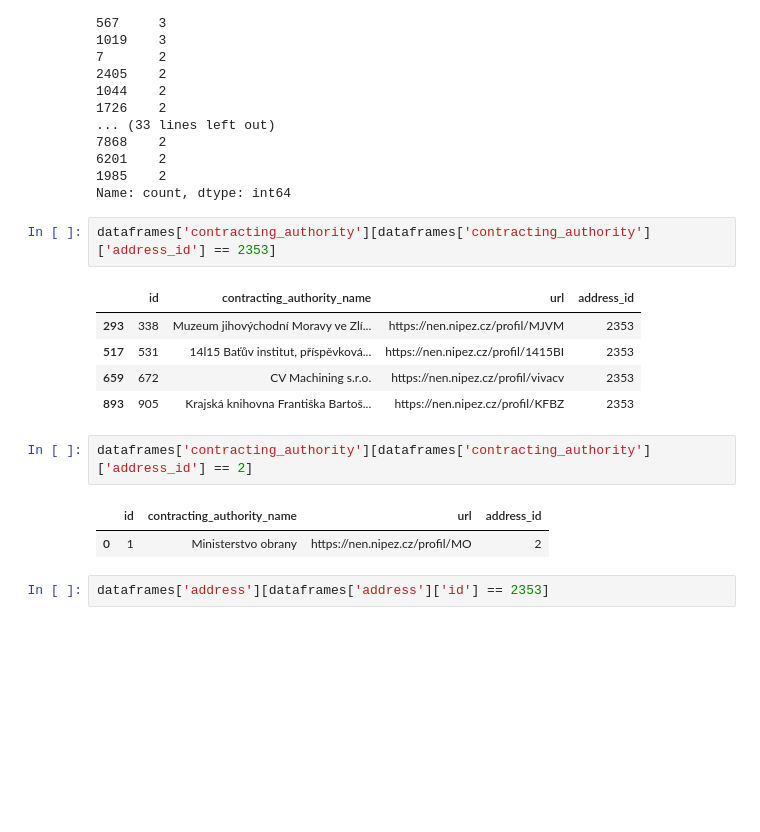
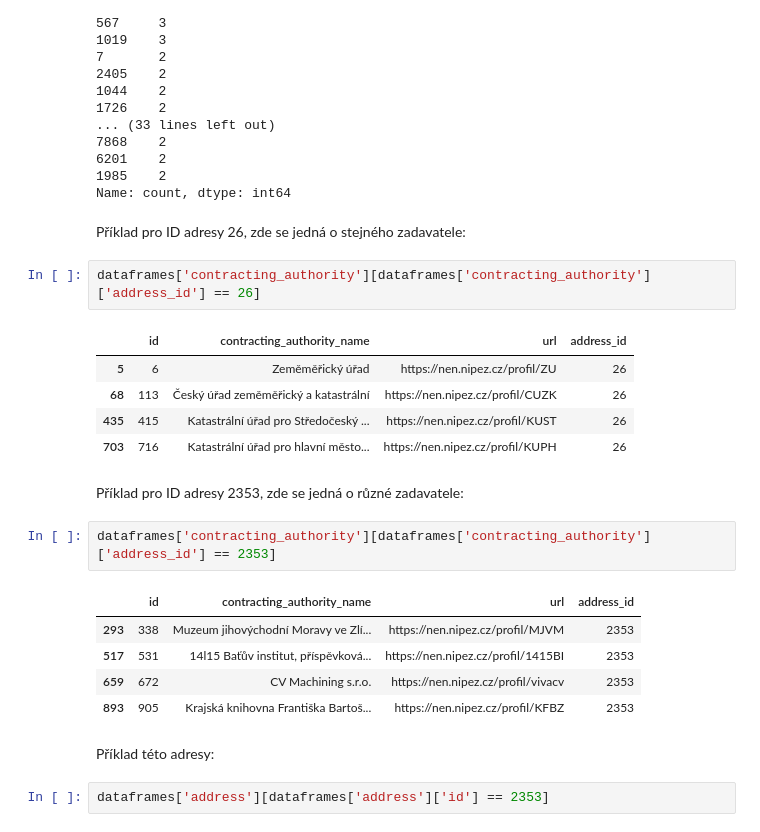
Before and after one commit to opendatalabcz/analysis-public-procurement, a Jupyter notebook: descriptions.ipynb, the cells around one changed output. Cells and saved outputs as stored; diff of their text form; blank space fills up the shorter version.

```diff
--- a/descriptions.ipynb
+++ b/descriptions.ipynb
@@ -304,19 +294,28 @@ address_id
 6201    2
 1985    2
 Name: count, dtype: int64
+# %% [markdown]
+Příklad pro ID adresy 26, zde se jedná o stejného zadavatele:
 # %%
-dataframes['contracting_authority'][dataframes['contracting_authority']['address_id'] == 2353]
+dataframes['contracting_authority'][dataframes['contracting_authority']['address_id'] == 26]
 # %% [output]
 |  | id | contracting_authority_name | url | address_id |
-| 293 | 338 | Muzeum jihovýchodní Moravy ve Zlí... | https://nen.nipez.cz/profil/MJVM | 2353 |
-| 517 | 531 | 14l15 Baťův institut, příspěvková... | https://nen.nipez.cz/profil/1415BI | 2353 |
-| 659 | 672 | CV Machining s.r.o. | https://nen.nipez.cz/profil/vivacv | 2353 |
-| 893 | 905 | Krajská knihovna Františka Bartoš... | https://nen.nipez.cz/profil/KFBZ | 2353 |
+| 5 | 6 | Zeměměřický úřad | https://nen.nipez.cz/profil/ZU | 26 |
+| 68 | 113 | Český úřad zeměměřický a katastrální | https://nen.nipez.cz/profil/CUZK | 26 |
+| 435 | 415 | Katastrální úřad pro Středočeský ... | https://nen.nipez.cz/profil/KUST | 26 |
+| 703 | 716 | Katastrální úřad pro hlavní město... | https://nen.nipez.cz/profil/KUPH | 26 |
-# %%
-dataframes['contracting_authority'][dataframes['contracting_authority']['address_id'] == 2]
-# %% [output]
-|  | id | contracting_authority_name | url | address_id |
-| 0 | 1 | Ministerstvo obrany | https://nen.nipez.cz/profil/MO | 2 |
+# %% [markdown]
+Příklad pro ID adresy 2353, zde se jedná o různé zadavatele:
+# %%
+dataframes['contracting_authority'][dataframes['contracting_authority']['address_id'] == 2353]
+# %% [output]
+|  | id | contracting_authority_name | url | address_id |
+| 293 | 338 | Muzeum jihovýchodní Moravy ve Zlí... | https://nen.nipez.cz/profil/MJVM | 2353 |
+| 517 | 531 | 14l15 Baťův institut, příspěvková... | https://nen.nipez.cz/profil/1415BI | 2353 |
+| 659 | 672 | CV Machining s.r.o. | https://nen.nipez.cz/profil/vivacv | 2353 |
+| 893 | 905 | Krajská knihovna Františka Bartoš... | https://nen.nipez.cz/profil/KFBZ | 2353 |
+# %% [markdown]
+Příklad této adresy:
 # %%
 dataframes['address'][dataframes['address']['id'] == 2353]
 # %% [output]
```
Also changed, not shown: parts of 101 cells of this notebook.
